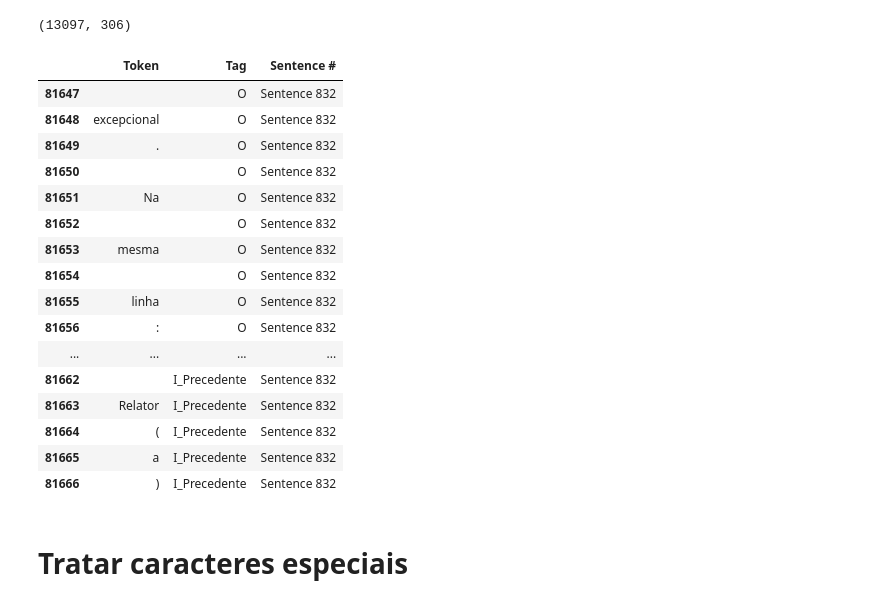
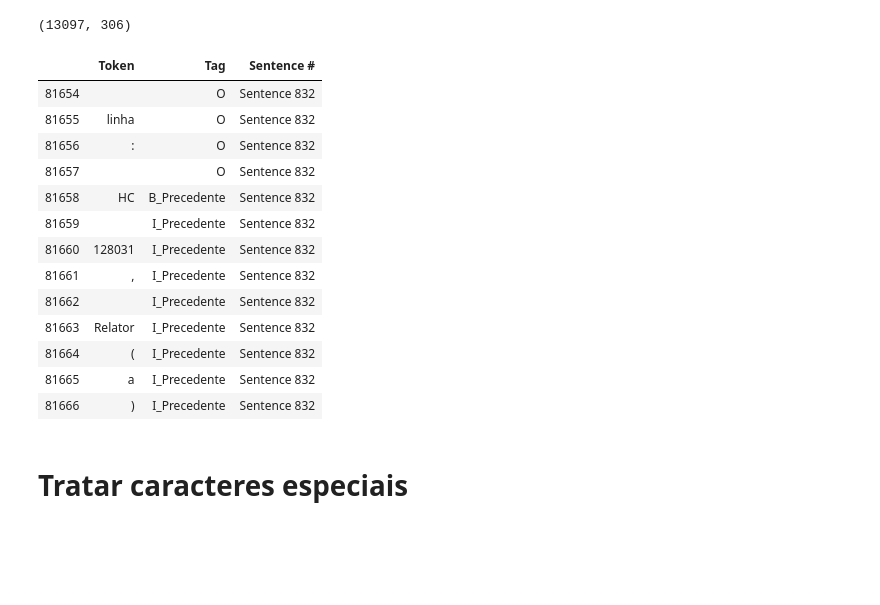
Before and after one commit to felipeasilva1/doccano, a Jupyter notebook: ncdj-tools/export_utility/01 - Processamento.ipynb, the cells around one changed output. Saved outputs shown, nothing was run; the diff lists cells and outputs as text; code cells hidden in the pictures; blank space fills up the shorter version.

```diff
--- a/ncdj-tools/export_utility/01 - Processamento.ipynb
+++ b/ncdj-tools/export_utility/01 - Processamento.ipynb
@@ -176,0 +203,3 @@ len(combined_csv['Sentence #'].unique())
+# %%
+# indices de onde a tag ocorre
+indx = combined_csv[combined_csv.Tag.str.endswith('Doutrinador')].index.values
@@ -176,0 +208,4 @@ len(combined_csv['Sentence #'].unique())
+# %%
+# Demorado e custoso
+for i in range(len(indx)):
+    combined_csv.Tag.iloc[indx[i]] = combined_csv.Tag.iloc[indx[i]].rstrip('dor')
@@ -249,20 +291,17 @@ for i in range(len(begins)):
     combined_csv.Tag.iloc[begins[i]] = 'O' #Marca o espaço vazio como 'O'
 # %%
 i, n = 3, 10
-combined_csv.iloc[begins[i]-n:begins[i]+n]
+combined_csv.iloc[begins[i]-n+7:begins[i]+n]
 # %% [output]
 |  | Token | Tag | Sentence # |
-| 81647 |  | O | Sentence 832 |
-| 81648 | excepcional | O | Sentence 832 |
-| 81649 | . | O | Sentence 832 |
-| 81650 |  | O | Sentence 832 |
-| 81651 | Na | O | Sentence 832 |
-| 81652 |  | O | Sentence 832 |
-| 81653 | mesma | O | Sentence 832 |
 | 81654 |  | O | Sentence 832 |
 | 81655 | linha | O | Sentence 832 |
 | 81656 | : | O | Sentence 832 |
-| ... | ... | ... | ... |
+| 81657 |  | O | Sentence 832 |
+| 81658 | HC | B_Precedente | Sentence 832 |
+| 81659 |  | I_Precedente | Sentence 832 |
+| 81660 | 128031 | I_Precedente | Sentence 832 |
+| 81661 | , | I_Precedente | Sentence 832 |
 | 81662 |  | I_Precedente | Sentence 832 |
 | 81663 | Relator | I_Precedente | Sentence 832 |
 | 81664 | ( | I_Precedente | Sentence 832 |
```
Also changed, not shown: parts of 26 cells of this notebook.
